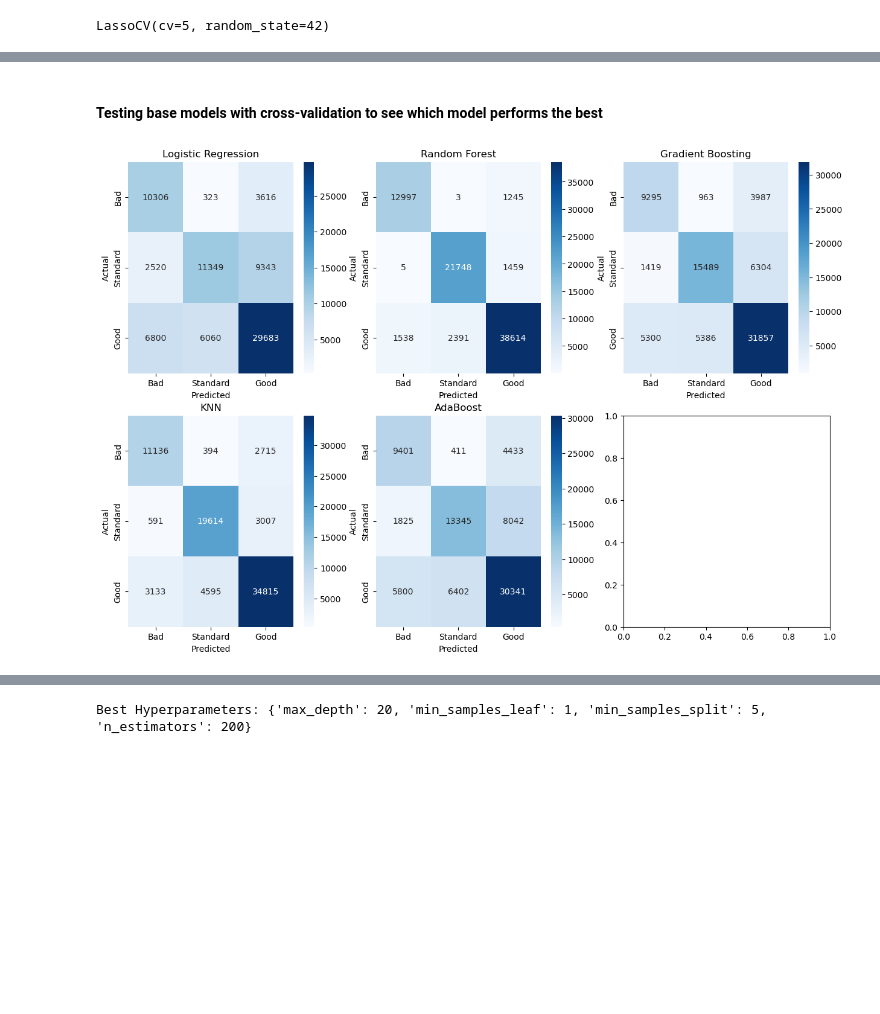
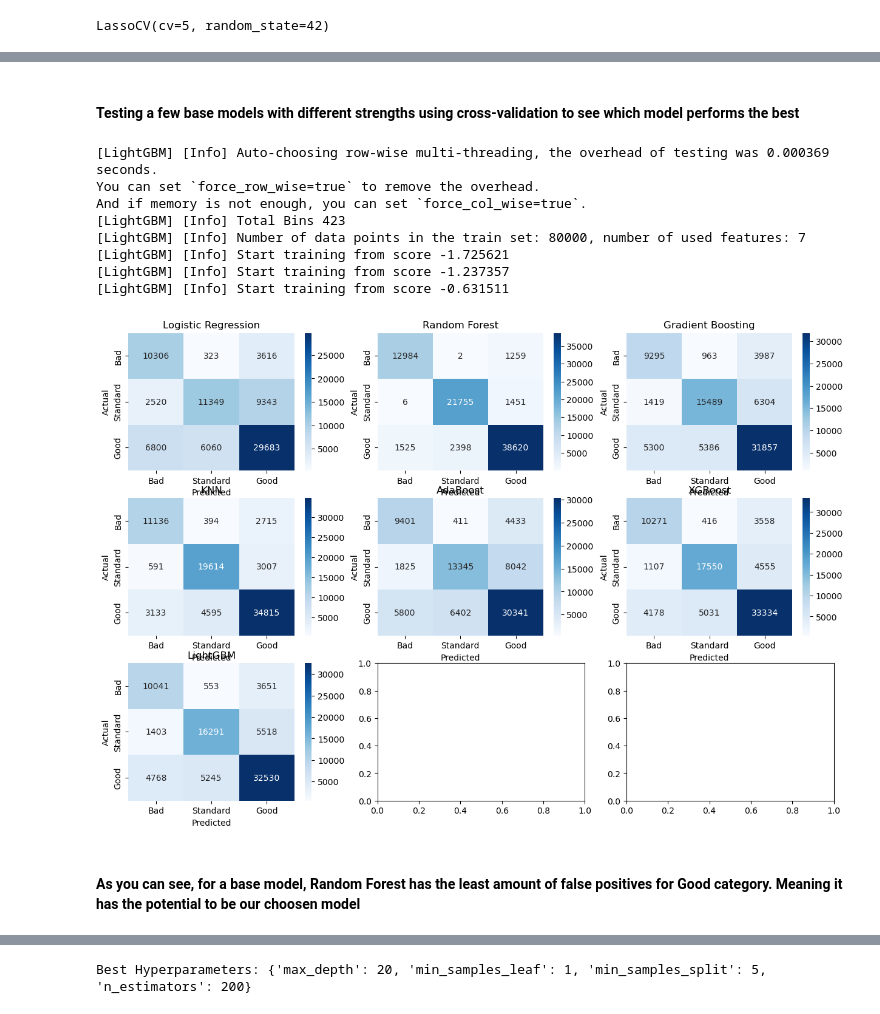
Before and after one commit to Yashsethi24/Credit_Score_Prediction, a Jupyter notebook: Notebooks/SupervisedLearning.ipynb, the cells around one changed output, grey strips where cells are left out. Drawn from its saved outputs; the diff is of its cells as text; code cells hidden in the pictures; blank space fills up the shorter version.

```diff
--- a/Notebooks/SupervisedLearning.ipynb
+++ b/Notebooks/SupervisedLearning.ipynb
@@ -265,7 +268,7 @@ X_test_selected = X_test_final[final_selected_features]
 y_train = y_train.values.flatten()
 y_test = y_test.values.flatten()
 # %% [markdown]
-#### Testing base models with cross-validation to see which model performs the best
+#### Testing a few base models with  different strengths using cross-validation to see which model performs the best
 # %%
 # Define models
 models = {
@@ -273,33 +276,45 @@ models = {
     "Random Forest": RandomForestClassifier(random_state=42),
     "Gradient Boosting": GradientBoostingClassifier(random_state=42),
     "KNN": KNeighborsClassifier(n_neighbors=5),
-    "AdaBoost": AdaBoostClassifier(random_state=42)
+    "AdaBoost": AdaBoostClassifier(random_state=42),
+    "XGBoost": XGBClassifier(random_state=42),
+    "LightGBM": LGBMClassifier(random_state=42)
 }
 # %%
 # Set up figure size for multiple subplots
-fig, axes = plt.subplots(nrows=2, ncols=3, figsize=(15, 10))
+fig, axes = plt.subplots(nrows=3, ncols=3, figsize=(15, 10))
 axes = axes.flatten()
 # Define class labels
 class_labels = ["Bad", "Standard", "Good"]
 
 # Loop through each model and generate confusion matrix
 for i, (name, model) in enumerate(models.items()):
     # Train model
     model.fit(X_train_selected, y_train)
 
     # Predict on test set
     y_pred = model.predict(X_train_selected)
 
     # Compute confusion matrix
     cm = confusion_matrix(y_train, y_pred)
 
     # Plot confusion matrix as heatmap
     sns.heatmap(cm, annot=True, fmt="d", cmap="Blues", xticklabels=class_labels, yticklabels=class_labels, ax=axes[i])
     axes[i].set_title(f"{name}")
     axes[i].set_xlabel("Predicted")
     axes[i].set_ylabel("Actual")
 # %% [output]
+[LightGBM] [Info] Auto-choosing row-wise multi-threading, the overhead of testing was 0.000369 seconds.
+You can set `force_row_wise=true` to remove the overhead.
+And if memory is not enough, you can set `force_col_wise=true`.
+[LightGBM] [Info] Total Bins 423
+[LightGBM] [Info] Number of data points in the train set: 80000, number of used features: 7
+[LightGBM] [Info] Start training from score -1.725621
+[LightGBM] [Info] Start training from score -1.237357
+[LightGBM] [Info] Start training from score -0.631511
-[figure, old version]
+[figure, new version]
+# %% [markdown]
+#### As you can see, for a base model, Random Forest has the least amount of false positives for Good category. Meaning it has the potential to be our choosen model
 # %%
 # Define Stratified K-Fold (Ensures balanced class distribution across folds)
 cv = StratifiedKFold(n_splits=5, shuffle=True, random_state=42)
```
Also changed, not shown: parts of 33 cells of this notebook.
